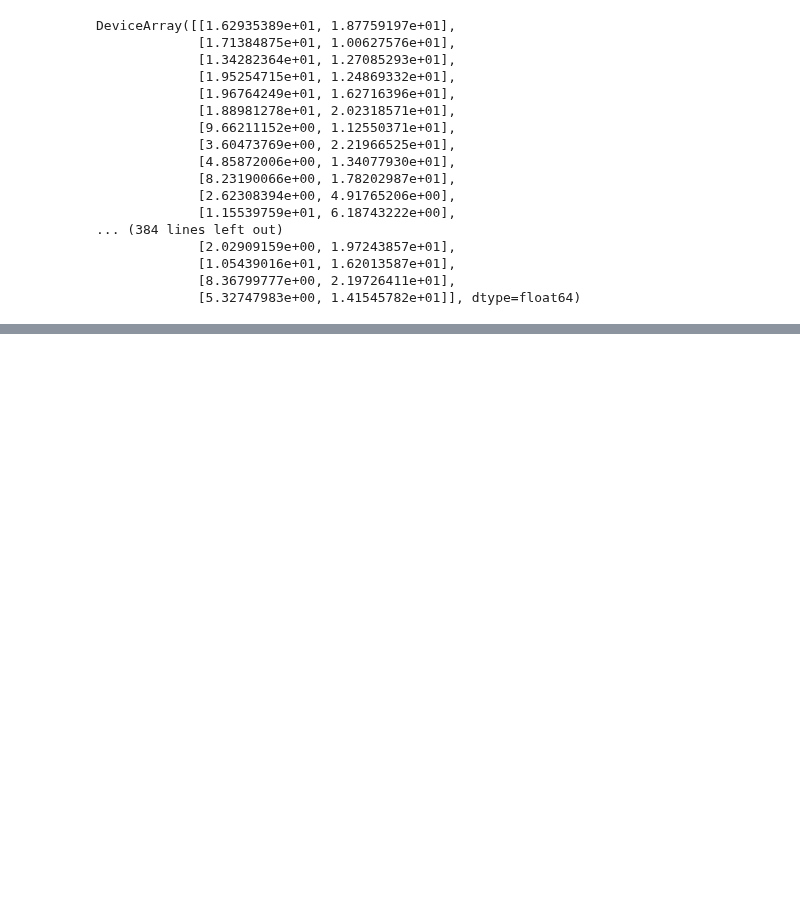
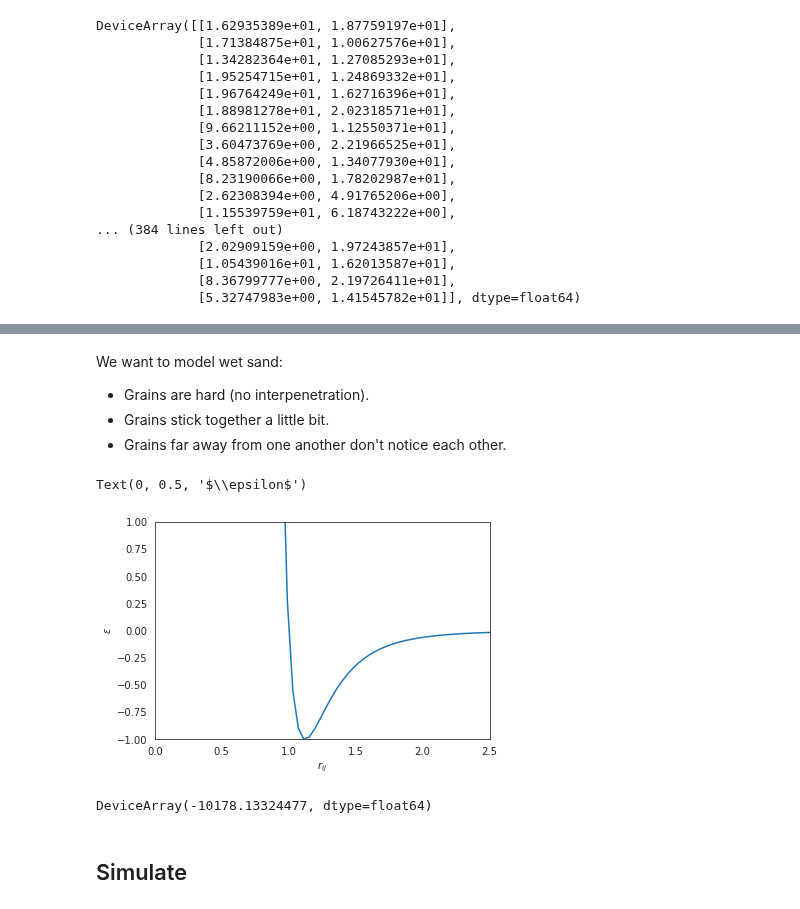
Before and after one commit to pinballsurgeon/deluxo_adjacency, a Jupyter notebook: N2_O2_CO2_NVT_simulator.ipynb, the cells around one changed output, grey strips where cells are left out. Cells and saved outputs as stored; diff of their text form; code cells hidden in the pictures; blank space fills up the shorter version.

```diff
--- a/N2_O2_CO2_NVT_simulator.ipynb
+++ b/N2_O2_CO2_NVT_simulator.ipynb
@@ -246,0 +279,27 @@ ValueError: ignored
+# %% [markdown]
+We want to model wet sand:
+
+*   Grains are hard (no interpenetration).
+*   Grains stick together a little bit.
+*   Grains far away from one another don't notice each other.
+# %%
+from jax_md import energy
+
+rs = jnp.linspace(0.5, 2.5)
+plt.plot(rs, energy.lennard_jones(rs))
+
+plt.ylim([-1, 1])
+plt.xlim([0, 2.5])
+plt.xlabel('$r_{ij}$')
+plt.ylabel('$\\epsilon$')
+# %% [output]
+Text(0, 0.5, '$\\epsilon$')
+[figure, added]
+# %%
+sand_energy = energy.lennard_jones_pair(displacement_fn)
+
+sand_energy(positions)
+# %% [output]
+DeviceArray(-10178.13324477, dtype=float64)
+# %% [markdown]
+## Simulate
```
Also changed, not shown: parts of 15 cells of this notebook.
